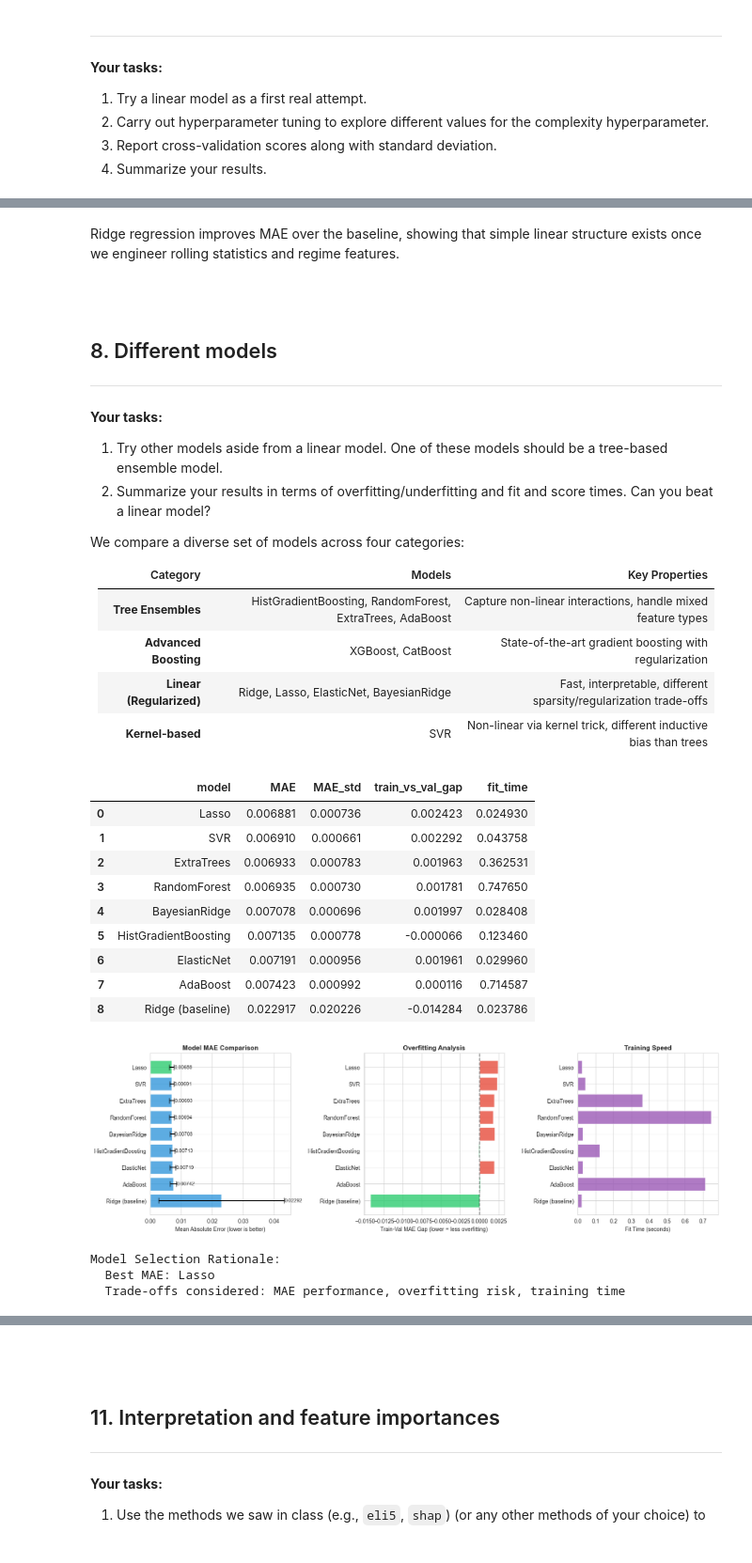
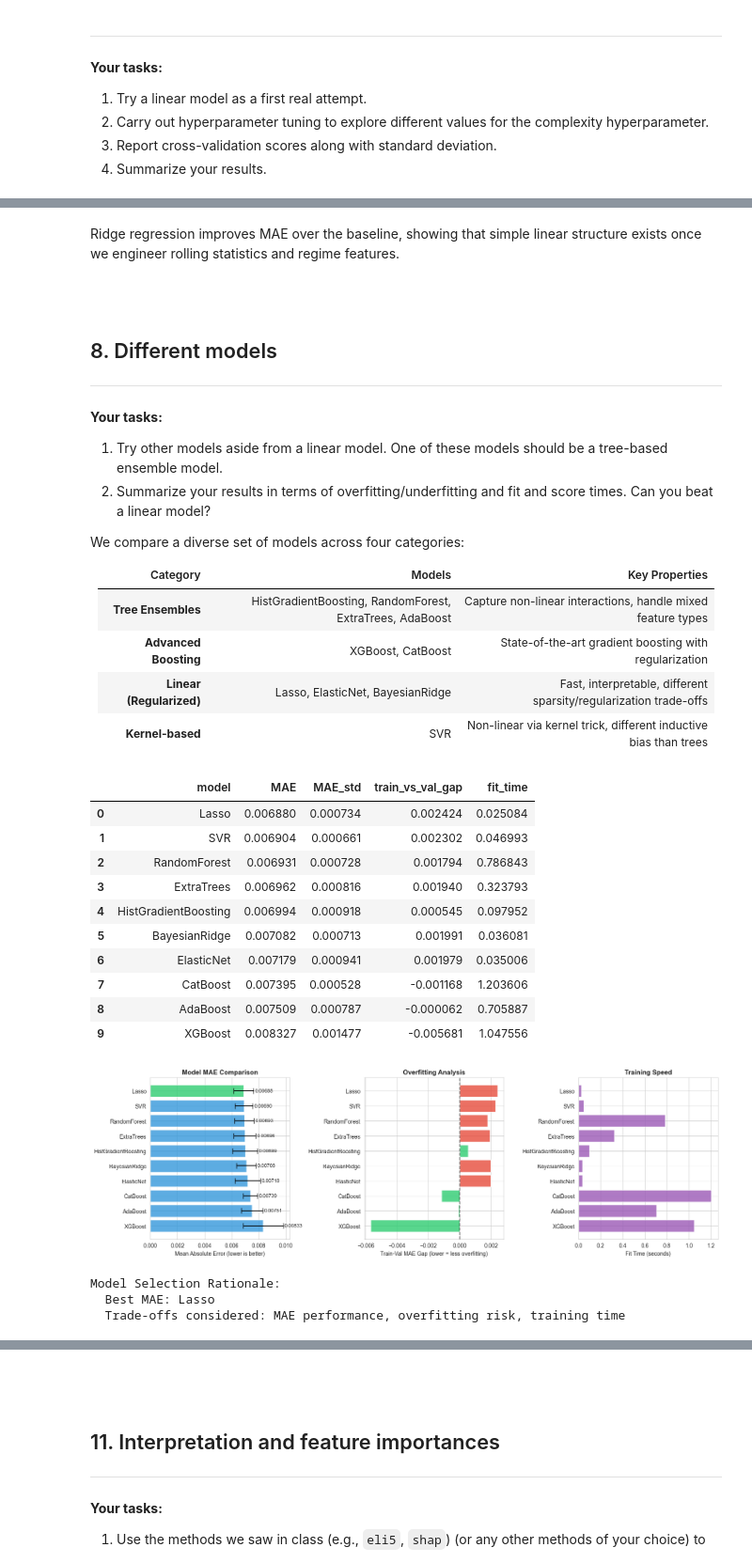
Before and after one commit to johnsondillond/HullTacticalMarketPrediction, a Jupyter notebook: hull-tactical-D2M-final-notebook.ipynb, the cells around one changed output, grey strips where cells are left out. Shown at 94% size. Drawn from its saved outputs; the diff is of its cells as text; code cells hidden in the pictures.

```diff
--- a/hull-tactical-D2M-final-notebook.ipynb
+++ b/hull-tactical-D2M-final-notebook.ipynb
@@ -512,8 +919,19 @@ def add_kmeans_features(train_df: pl.DataFrame, test_df: pl.DataFrame, n_cluster
     train_clusters = kmeans.fit_predict(X_train_scaled)
     test_clusters = kmeans.predict(X_test_scaled)
 
+    # Add regime as both numeric (for trees) AND one-hot encoded (for linear models)
     train_df = train_df.with_columns(pl.Series("market_regime", train_clusters).cast(pl.Float64))
     test_df = test_df.with_columns(pl.Series("market_regime", test_clusters).cast(pl.Float64))
+
+    # One-hot encode regime for linear models (regime 0 is baseline, so we exclude it)
+    for i in range(1, n_clusters):
+        train_df = train_df.with_columns(
+            pl.when(pl.col("market_regime") == i).then(1.0).otherwise(0.0).alias(f"regime_{i}")
+        )
+        test_df = test_df.with_columns(
+            pl.when(pl.col("market_regime") == i).then(1.0).otherwise(0.0).alias(f"regime_{i}")
+        )
+
     return train_df, test_df
 
 
@@ -915,7 +1381,7 @@ We compare a diverse set of models across four categories:
 |----------|--------|----------------|
 | **Tree Ensembles** | HistGradientBoosting, RandomForest, ExtraTrees, AdaBoost | Capture non-linear interactions, handle mixed feature types |
 | **Advanced Boosting** | XGBoost, CatBoost | State-of-the-art gradient boosting with regularization |
-| **Linear (Regularized)** | Ridge, Lasso, ElasticNet, BayesianRidge | Fast, interpretable, different sparsity/regularization trade-offs |
+| **Linear (Regularized)** | Lasso, ElasticNet, BayesianRidge | Fast, interpretable, different sparsity/regularization trade-offs |
 | **Kernel-based** | SVR | Non-linear via kernel trick, different inductive bias than trees |
 # %%
 # Define multiple model types to compare
@@ -970,27 +1436,10 @@ other_models = {
     ),
 }
 
-# Also add Ridge from previous section for comparison
-ridge_baseline = make_pipeline(
-    SimpleImputer(strategy="median"),
-    RobustScaler(),
-    SelectKBest(f_regression, k=60),
-    Ridge(alpha=1.0, random_state=RANDOM_STATE),
-)
+# Note: Ridge baseline is evaluated in Section 7 with hyperparameter tuning
+# Here we focus on comparing the diverse model types
 
 other_rows = []
-
-# First add Ridge as baseline comparison
-ridge_scores = cross_validate(ridge_baseline, X, y, cv=tscv,
-                               scoring=("neg_mean_absolute_error",),
-                               return_train_score=True, n_jobs=-1)
-other_rows.append({
-    "model": "Ridge (baseline)",
-    "MAE": -ridge_scores["test_neg_mean_absolute_error"].mean(),
-    "MAE_std": ridge_scores["test_neg_mean_absolute_error"].std(),
-    "train_vs_val_gap": (-ridge_scores["train_neg_mean_absolute_error"].mean()) - (-ridge_scores["test_neg_mean_absolute_error"].mean()),
-    "fit_time": ridge_scores["fit_time"].mean(),
-})
 
 for name, estimator in other_models.items():
     pipeline = make_pipeline(
@@ -1033,43 +1482,44 @@ axes[0].barh(model_comparison_df["model"], model_comparison_df["MAE"],
              xerr=model_comparison_df["MAE_std"], color=colors, capsize=5, alpha=0.8)
 axes[0].set_xlabel("Mean Absolute Error (lower is better)", fontsize=10)
 axes[0].set_title("Model MAE Comparison", fontsize=12, fontweight="bold")
 axes[0].invert_yaxis()
 for i, (mae, std) in enumerate(zip(model_comparison_df["MAE"], model_comparison_df["MAE_std"])):
     axes[0].text(mae + std + 0.0001, i, f"{mae:.5f}", va="center", fontsize=9)
 
 # 2. Overfitting analysis (train-val gap)
 gap_colors = ["#e74c3c" if g > 0.001 else "#2ecc71" for g in model_comparison_df["train_vs_val_gap"]]
 axes[1].barh(model_comparison_df["model"], model_comparison_df["train_vs_val_gap"], color=gap_colors, alpha=0.8)
 axes[1].axvline(0, color="black", linestyle="--", alpha=0.5)
 axes[1].set_xlabel("Train-Val MAE Gap (lower = less overfitting)", fontsize=10)
 axes[1].set_title("Overfitting Analysis", fontsize=12, fontweight="bold")
 axes[1].invert_yaxis()
 
 # 3. Fit time comparison
 axes[2].barh(model_comparison_df["model"], model_comparison_df["fit_time"], color="#9b59b6", alpha=0.8)
 axes[2].set_xlabel("Fit Time (seconds)", fontsize=10)
 axes[2].set_title("Training Speed", fontsize=12, fontweight="bold")
 axes[2].invert_yaxis()
 
 plt.tight_layout()
 plt.show()
 
 print("\nModel Selection Rationale:")
 best_model = model_comparison_df.iloc[0]["model"]
 print(f"  Best MAE: {best_model}")
 print(f"  Trade-offs considered: MAE performance, overfitting risk, training time")
 # %% [output]
 |  | model | MAE | MAE_std | train_vs_val_gap | fit_time |
-| 0 | Lasso | 0.006881 | 0.000736 | 0.002423 | 0.024930 |
-| 1 | SVR | 0.006910 | 0.000661 | 0.002292 | 0.043758 |
-| 2 | ExtraTrees | 0.006933 | 0.000783 | 0.001963 | 0.362531 |
-| 3 | RandomForest | 0.006935 | 0.000730 | 0.001781 | 0.747650 |
-| 4 | BayesianRidge | 0.007078 | 0.000696 | 0.001997 | 0.028408 |
-| 5 | HistGradientBoosting | 0.007135 | 0.000778 | -0.000066 | 0.123460 |
-| 6 | ElasticNet | 0.007191 | 0.000956 | 0.001961 | 0.029960 |
-| 7 | AdaBoost | 0.007423 | 0.000992 | 0.000116 | 0.714587 |
-| 8 | Ridge (baseline) | 0.022917 | 0.020226 | -0.014284 | 0.023786 |
+| 0 | Lasso | 0.006880 | 0.000734 | 0.002424 | 0.025084 |
+| 1 | SVR | 0.006904 | 0.000661 | 0.002302 | 0.046993 |
+| 2 | RandomForest | 0.006931 | 0.000728 | 0.001794 | 0.786843 |
+| 3 | ExtraTrees | 0.006962 | 0.000816 | 0.001940 | 0.323793 |
+| 4 | HistGradientBoosting | 0.006994 | 0.000918 | 0.000545 | 0.097952 |
+| 5 | BayesianRidge | 0.007082 | 0.000713 | 0.001991 | 0.036081 |
+| 6 | ElasticNet | 0.007179 | 0.000941 | 0.001979 | 0.035006 |
+| 7 | CatBoost | 0.007395 | 0.000528 | -0.001168 | 1.203606 |
+| 8 | AdaBoost | 0.007509 | 0.000787 | -0.000062 | 0.705887 |
+| 9 | XGBoost | 0.008327 | 0.001477 | -0.005681 | 1.047556 |
-[figure, old version]
+[figure, new version]
 Model Selection Rationale:
   Best MAE: Lasso
   Trade-offs considered: MAE performance, overfitting risk, training time
```
Also changed, not shown: parts of 30 cells of this notebook.
